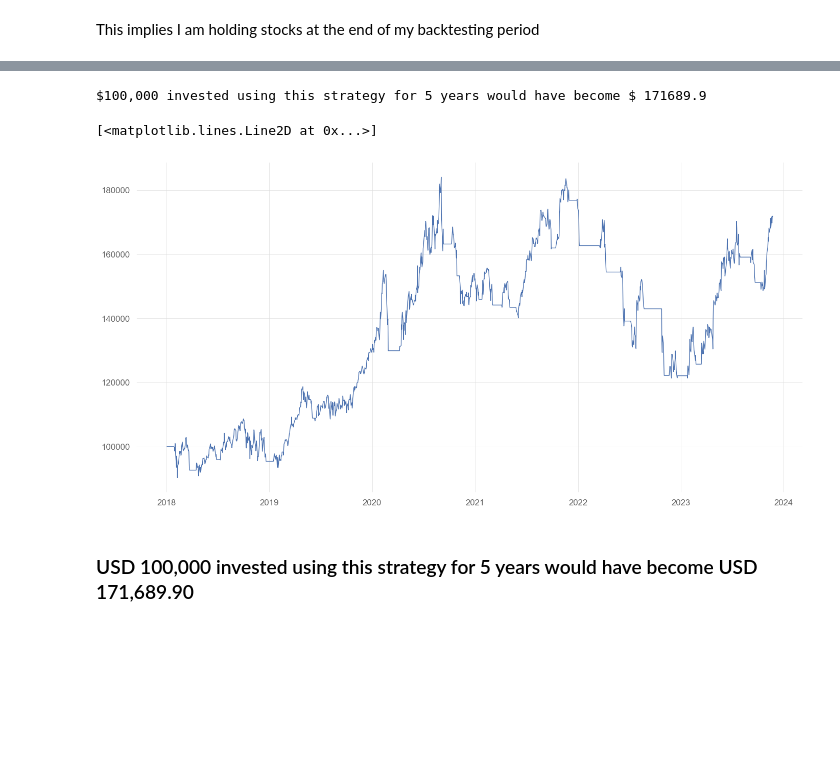
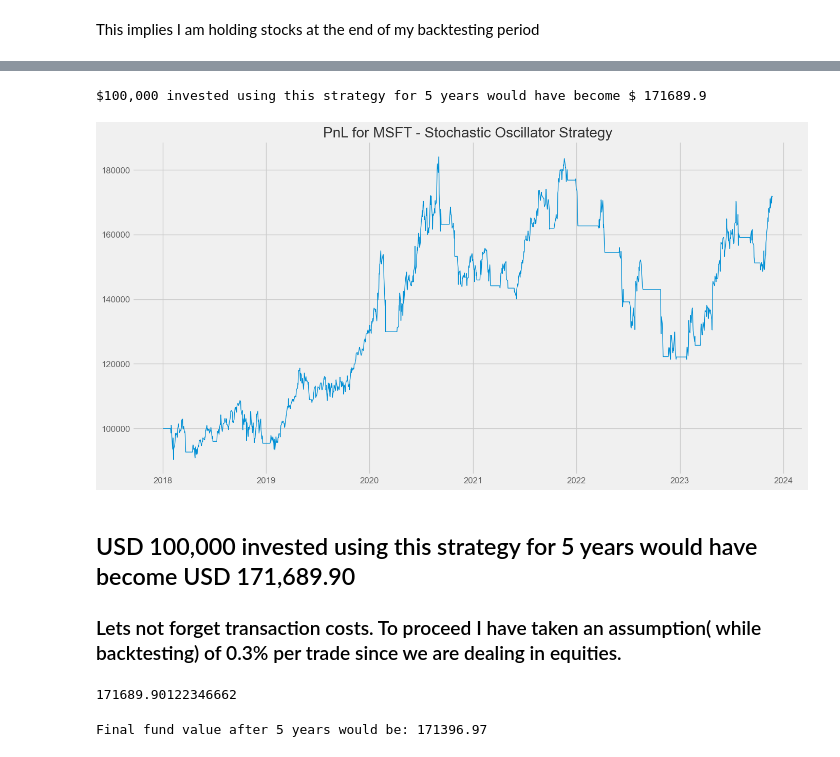
Before and after one commit to Grumpy-catzZ/Back-testing-Engine-for-Mean-Reverting-Alpha, a Jupyter notebook: research.ipynb, the cells around one changed output, grey strips where cells are left out. Saved outputs shown, nothing was run; the diff lists cells and outputs as text; code cells hidden in the pictures; blank space fills up the shorter version.

```diff
--- a/research.ipynb
+++ b/research.ipynb
@@ -156,3 +170,3 @@ def signal(data):
 # %%
-qty, liquid_capital, trade, buy_signal , sell_signal, open_position_qty, open_position_value, money = signal(data)
+qty, trading_capital, trade, buy_signal , sell_signal, open_position_qty, open_position_value, fund_value, liquidity, cost = signal(data)
 # %%
@@ -167,7 +181,9 @@ results = pd.DataFrame({'trade':trade,
                         'sell_signal':sell_signal,
                         'open_postition_qty':open_position_qty,
                         'open_position_value': open_position_value,
-                        'money': money
+                        'fund_value': fund_value,
+                        'liquidity':liquidity,
+                        'cost' : cost
                       }, index = data.index)
 # %%
 backtest = pd.merge(data,results, on='Date',how='left')
@@ -190,11 +214,23 @@ backtest
 # %%
-print('$100,000 invested using this strategy for 5 years would have become $', str(round(backtest['money'][-1],2)))
+print('$100,000 invested using this strategy for 5 years would have become $', str(round(backtest['fund_value'][-1],2)))
 plt.figure(figsize=(15,8))
-plt.plot(backtest['money'], linewidth =1)
+plt.title("PnL for MSFT - Stochastic Oscillator Strategy")
+plt.plot(backtest['fund_value'], linewidth =1)
+plt.show()
 # %% [output]
 $100,000 invested using this strategy for 5 years would have become $ 171689.9
-[<matplotlib.lines.Line2D at 0x...>]
-[figure, old version]
+[figure, new version]
 # %% [markdown]
-### USD 100,000 invested using this strategy for 5 years would have become USD 171,689.90
+## USD 100,000 invested using this strategy for 5 years would have become USD 171,689.90
+
+### Lets not forget transaction costs. To proceed I have taken an assumption( while backtesting) of 0.3% per trade since we are dealing in equities.
+# %%
+backtest['fund_value'][-1]
+# %% [output]
+171689.90122346662
+# %%
+#final profit
+print("Final fund value after 5 years would be:", round(backtest['fund_value'][-1] - backtest['cost'].sum(),2) )
+# %% [output]
+Final fund value after 5 years would be: 171396.97
 # %%
```
Also changed, not shown: parts of 8 cells of this notebook.
